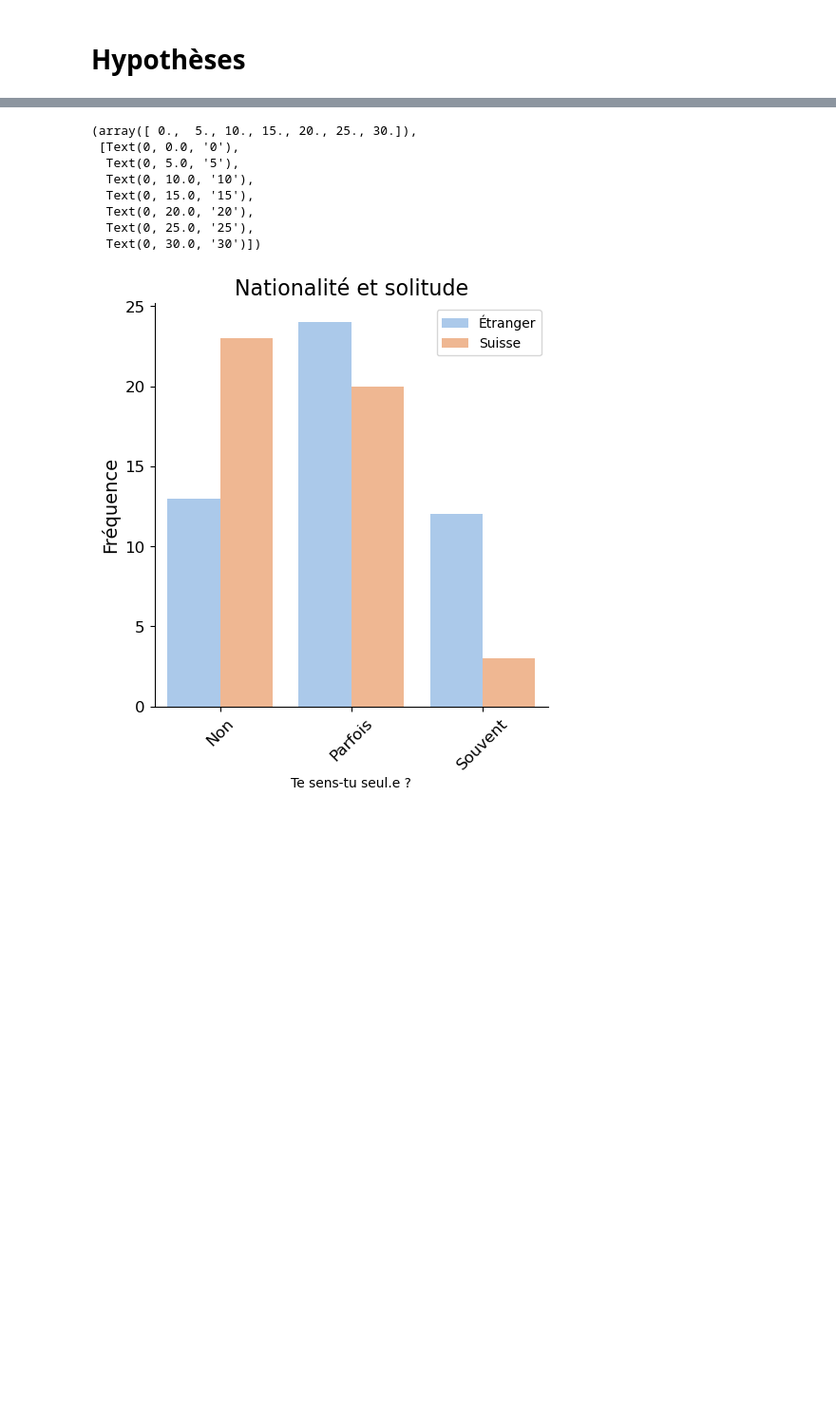
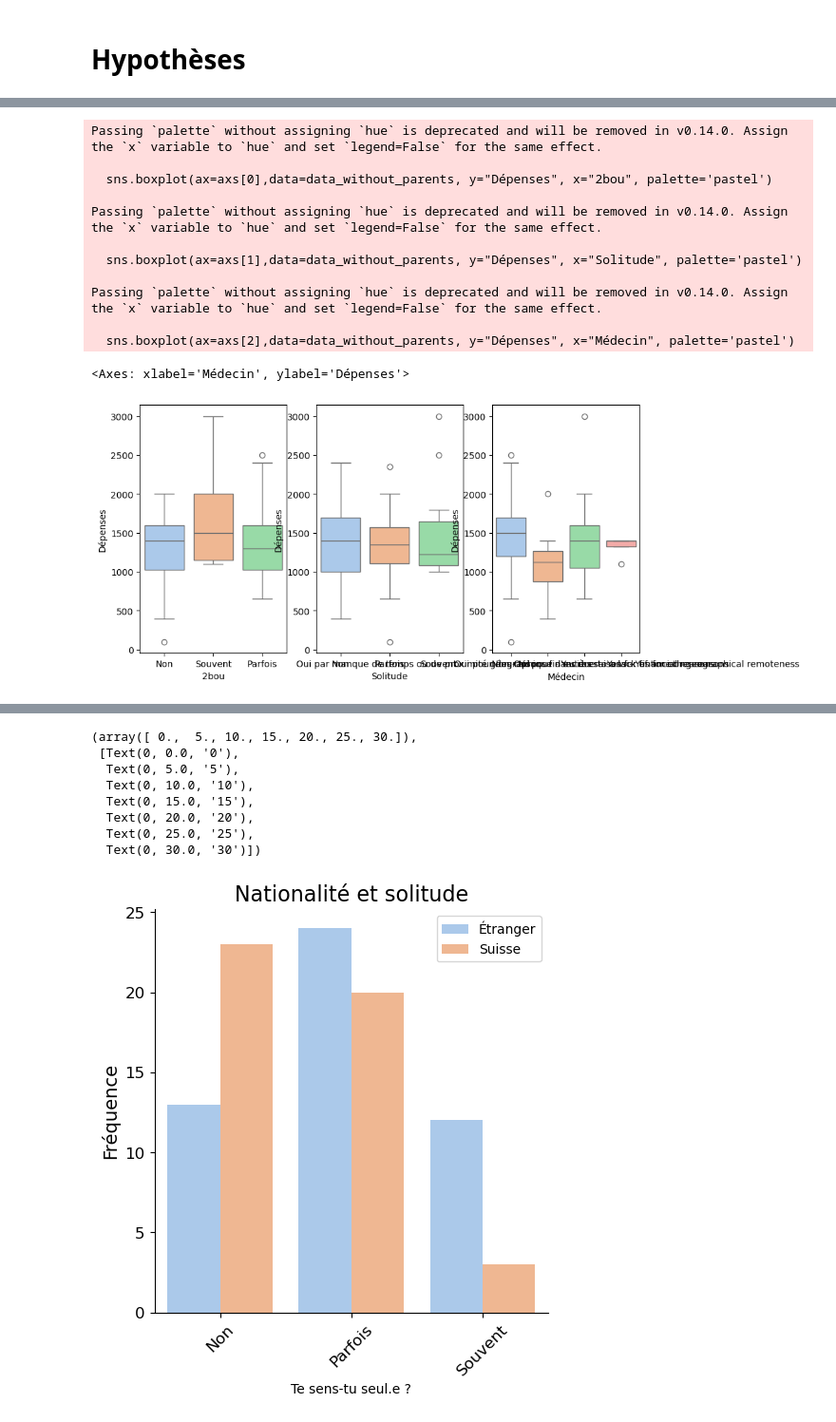
Before and after one commit to ClarissePierre/Precarite_Analyse, a Jupyter notebook: analyse.ipynb, the cells around one changed output, grey strips where cells are left out. Shown at 95% size. Cells and saved outputs as stored; diff of their text form; code cells hidden in the pictures; blank space fills up the shorter version.

```diff
--- a/analyse.ipynb
+++ b/analyse.ipynb
@@ -854,3 +864,37 @@ AttributeError: 'OneHotEncoder' object has no attribute 'get_feature_names'
+# %%
+
+#Test boxplot
+fig, axs = plt.subplots(1,3, figsize=(10, 5))
+
+sns.boxplot(ax=axs[0],data=data_without_parents, y="Dépenses", x="2bou", palette='pastel')
+axs[0].set_xticklabels(['Non', 'Souvent','Parfois'])
+#axs[0].set_xtitle('As tu du mal à joindre les 2 bouts')
+
+sns.boxplot(ax=axs[1],data=data_without_parents, y="Dépenses", x="Solitude", palette='pastel')
+axs[1].set_xticklabels(['Non', 'Parfois','Souvent'])
+
+sns.boxplot(ax=axs[2],data=data_without_parents, y="Dépenses", x="Médecin", palette='pastel')
+#axs[1].set_xticklabels(['Non', 'Parfois','Souvent'])
+
+
+#axs[1].set_xtitle('Te sens tu seul?')
+
+#plt.xlabel('Du mal à joindre les 2 bouts en fin de mois')
+#plt.title('Budget alimentaire et qualité/quantité de nourriture', fontsize=16)
+# %% [output]
+Passing `palette` without assigning `hue` is deprecated and will be removed in v0.14.0. Assign the `x` variable to `hue` and set `legend=False` for the same effect.
+
+  sns.boxplot(ax=axs[0],data=data_without_parents, y="Dépenses", x="2bou", palette='pastel')
+
+Passing `palette` without assigning `hue` is deprecated and will be removed in v0.14.0. Assign the `x` variable to `hue` and set `legend=False` for the same effect.
+
+  sns.boxplot(ax=axs[1],data=data_without_parents, y="Dépenses", x="Solitude", palette='pastel')
+
+Passing `palette` without assigning `hue` is deprecated and will be removed in v0.14.0. Assign the `x` variable to `hue` and set `legend=False` for the same effect.
+
+  sns.boxplot(ax=axs[2],data=data_without_parents, y="Dépenses", x="Médecin", palette='pastel')
+<Axes: xlabel='Médecin', ylabel='Dépenses'>
+[figure, added]
 # %%
 # Optimisme et joindre les deux bouts
 colors=["#66c2a5", "#e5c494","#fc8d62"]
```
Also changed, not shown: parts of 9 cells of this notebook.
